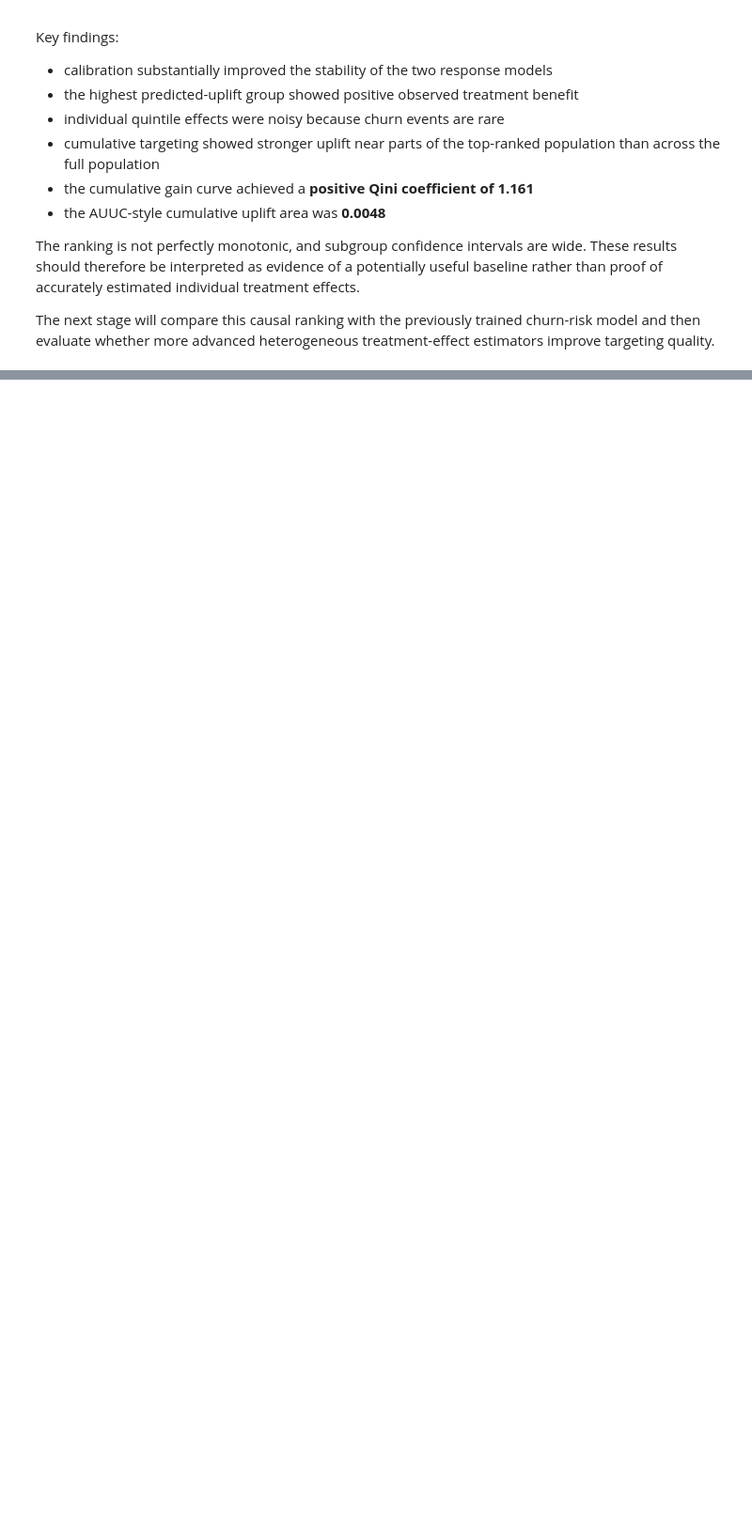
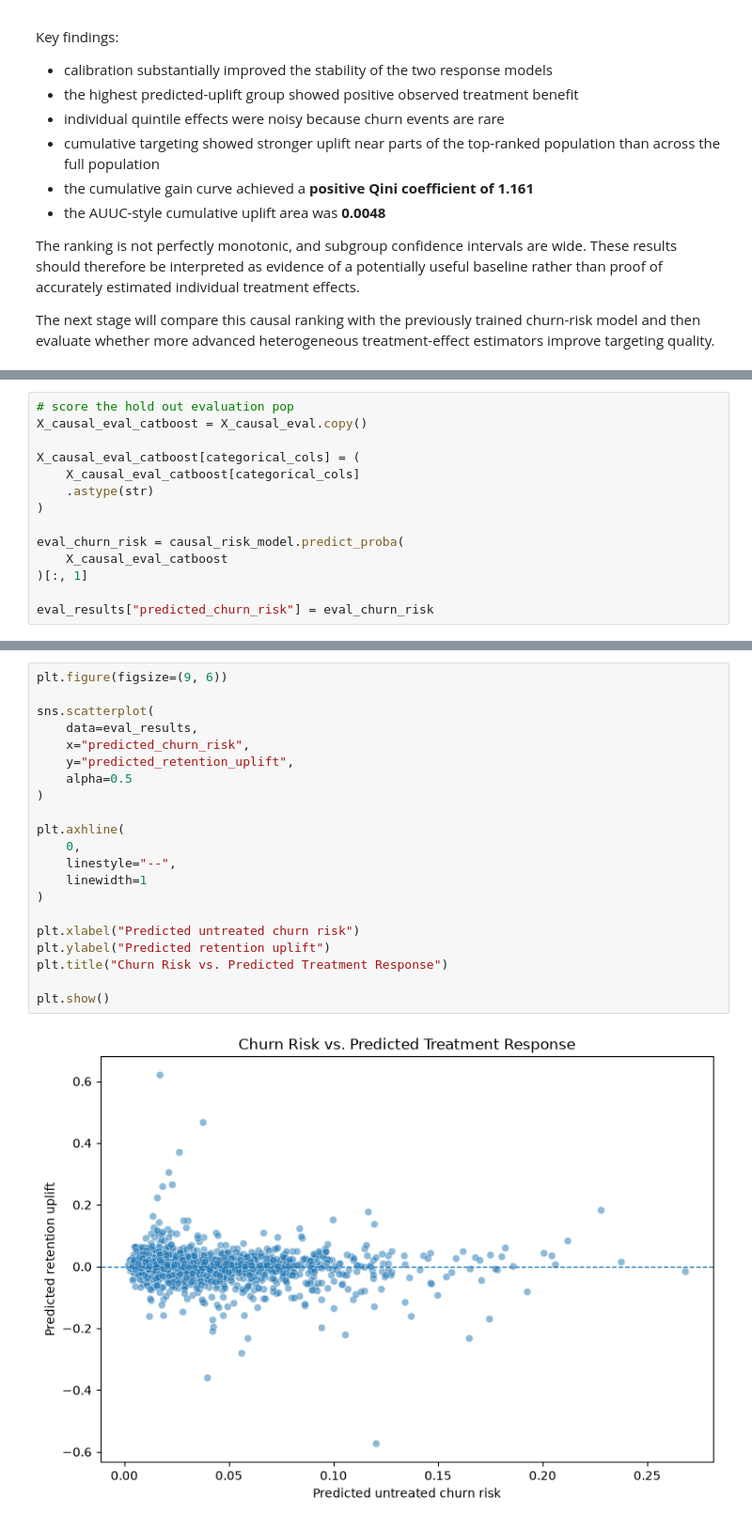
Before and after one commit to ACSanders/beyond-churn, a Jupyter notebook: notebooks/03_causal_uplift_modeling.ipynb, the cells around one changed output, grey strips where cells are left out. Shown at 94% size. Drawn from its saved outputs; the diff is of its cells as text; blank space fills up the shorter version.

```diff
--- a/notebooks/03_causal_uplift_modeling.ipynb
+++ b/notebooks/03_causal_uplift_modeling.ipynb
@@ -1205,0 +1325,14 @@ The next stage will compare this causal ranking with the previously trained chur
+# %%
+# score the hold out evaluation pop
+X_causal_eval_catboost = X_causal_eval.copy()
+
+X_causal_eval_catboost[categorical_cols] = (
+    X_causal_eval_catboost[categorical_cols]
+    .astype(str)
+)
+
+eval_churn_risk = causal_risk_model.predict_proba(
+    X_causal_eval_catboost
+)[:, 1]
+
+eval_results["predicted_churn_risk"] = eval_churn_risk
@@ -1205,0 +1393,23 @@ The next stage will compare this causal ranking with the previously trained chur
+# %%
+plt.figure(figsize=(9, 6))
+
+sns.scatterplot(
+    data=eval_results,
+    x="predicted_churn_risk",
+    y="predicted_retention_uplift",
+    alpha=0.5
+)
+
+plt.axhline(
+    0,
+    linestyle="--",
+    linewidth=1
+)
+
+plt.xlabel("Predicted untreated churn risk")
+plt.ylabel("Predicted retention uplift")
+plt.title("Churn Risk vs. Predicted Treatment Response")
+
+plt.show()
+# %% [output]
+[figure, added]
```
Also changed, not shown: parts of 52 cells of this notebook.
